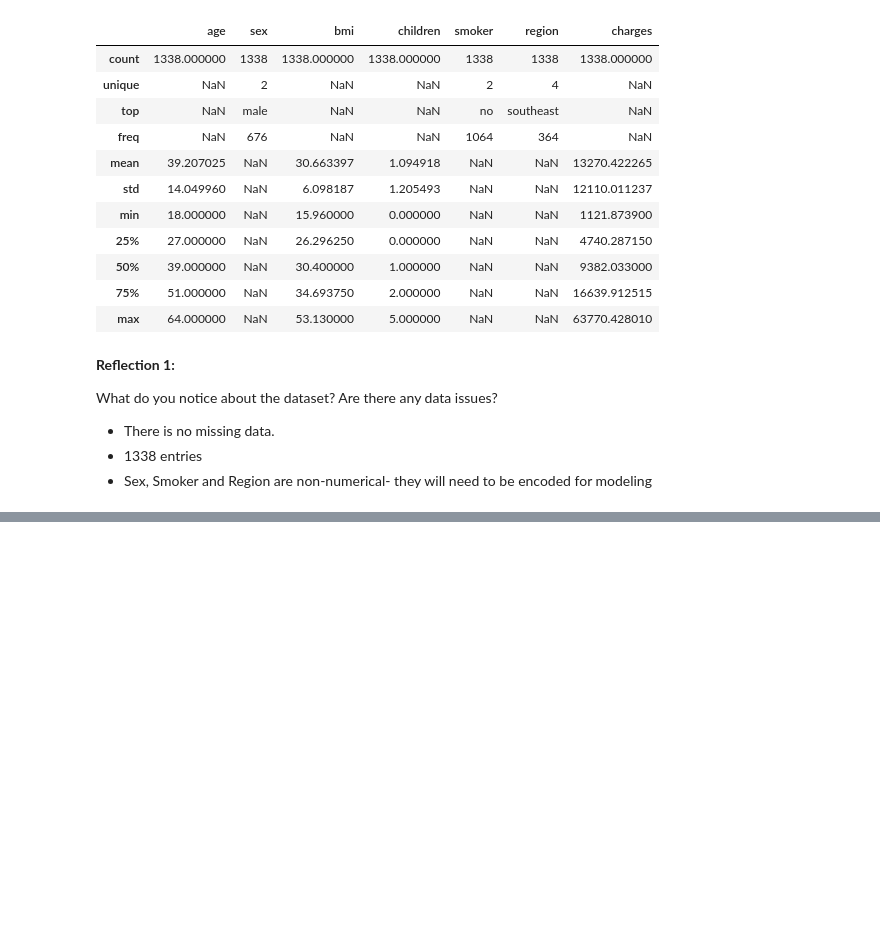
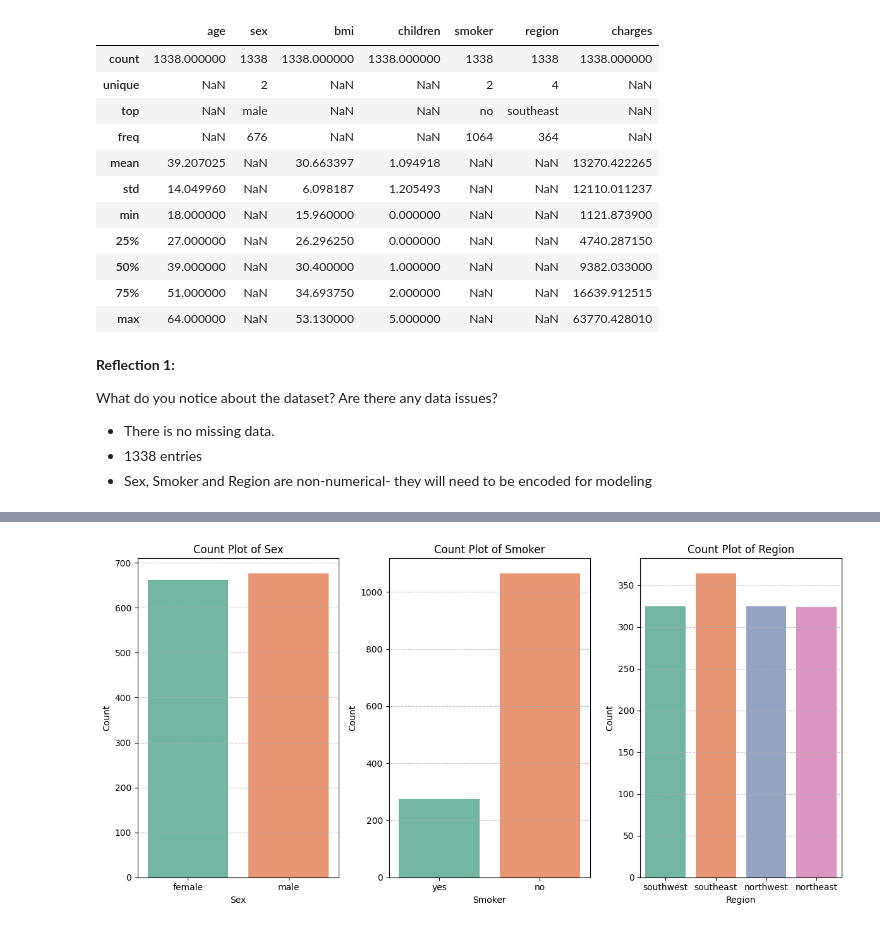
Before and after one commit to mindy0cruz/applied-ml-mcruz, a Jupyter notebook: Final- ml07/regression_mcruz.ipynb, the cells around one changed output, grey strips where cells are left out. Saved outputs shown, nothing was run; the diff lists cells and outputs as text; code cells hidden in the pictures; blank space fills up the shorter version.

```diff
--- a/Final- ml07/regression_mcruz.ipynb
+++ b/Final- ml07/regression_mcruz.ipynb
@@ -112,0 +141,23 @@ __Reflection 1:__
+# %%
+# Define the categorical columns
+categorical_columns = ['sex', 'smoker', 'region']
+
+# Set up the figure size and layout
+plt.figure(figsize=(12, 6))
+
+# Loop through categorical columns and create subplots
+for i, column in enumerate(categorical_columns, 1):
+    plt.subplot(1, 3, i)
+    sns.countplot(data=df, x=column, hue=column, palette='Set2', legend=False)
+    plt.title(f'Count Plot of {column.capitalize()}')
+    plt.xlabel(column.capitalize())
+    plt.ylabel('Count')
+    plt.grid(axis='y', linestyle='--', alpha=0.7)
+
+# Adjust layout
+plt.tight_layout()
+
+# Show the plot
+plt.show()
+# %% [output]
+[figure, added]
```
Also changed, not shown: parts of 12 cells of this notebook.
